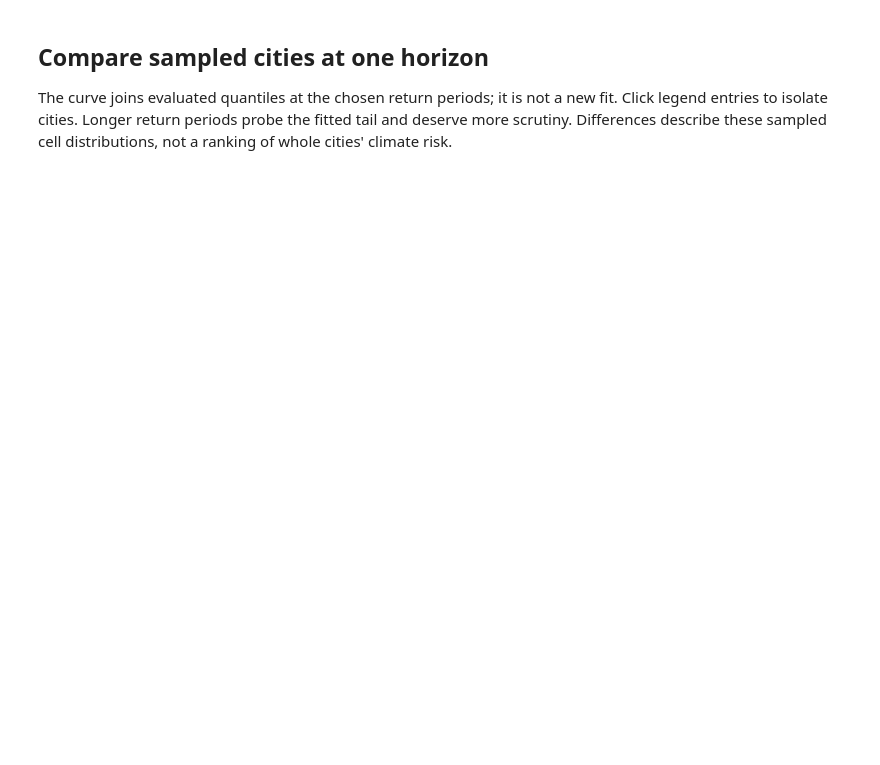
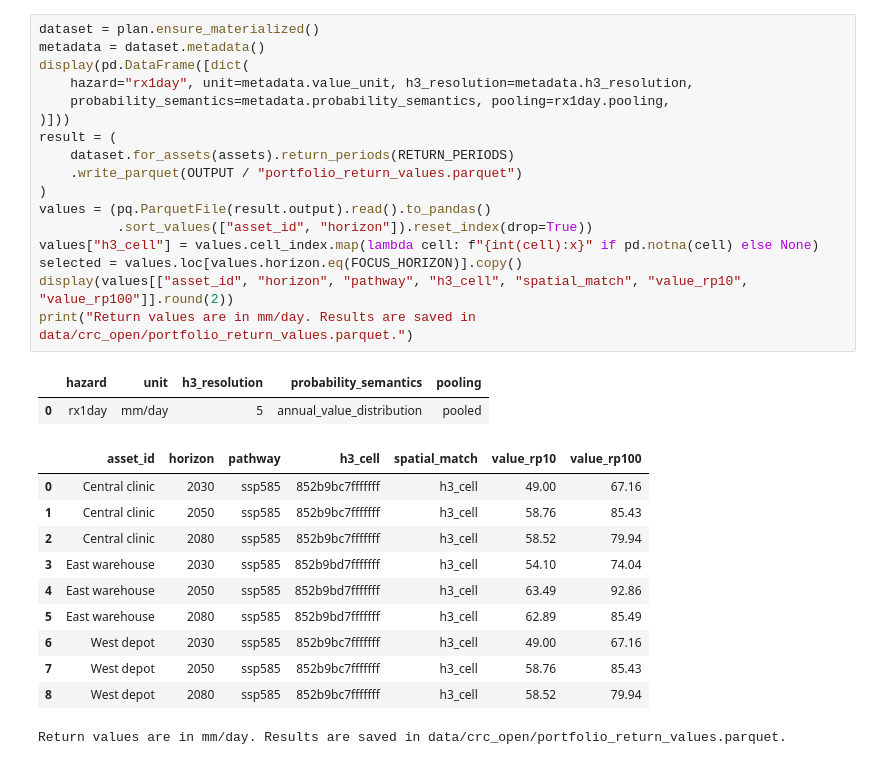
Before and after one commit to RiskThinking/crc-docs, a Jupyter notebook: notebooks/crc_open_hazards.ipynb, the cells around one changed output. Drawn from its saved outputs; the diff is of its cells as text; blank space fills up the shorter version.

```diff
--- a/notebooks/crc_open_hazards.ipynb
+++ b/notebooks/crc_open_hazards.ipynb
@@ -201,4 +192,31 @@ Canonical curves and city return values written under data/crc_open.
-# %% [markdown]
-## Compare sampled cities at one horizon
-
-The curve joins evaluated quantiles at the chosen return periods; it is not a new fit. Click legend entries to isolate cities. Longer return periods probe the fitted tail and deserve more scrutiny. Differences describe these sampled cell distributions, not a ranking of whole cities' climate risk.
+# %%
+dataset = plan.ensure_materialized()
+metadata = dataset.metadata()
+display(pd.DataFrame([dict(
+    hazard="rx1day", unit=metadata.value_unit, h3_resolution=metadata.h3_resolution,
+    probability_semantics=metadata.probability_semantics, pooling=rx1day.pooling,
+)]))
+result = (
+    dataset.for_assets(assets).return_periods(RETURN_PERIODS)
+    .write_parquet(OUTPUT / "portfolio_return_values.parquet")
+)
+values = (pq.ParquetFile(result.output).read().to_pandas()
+          .sort_values(["asset_id", "horizon"]).reset_index(drop=True))
+values["h3_cell"] = values.cell_index.map(lambda cell: f"{int(cell):x}" if pd.notna(cell) else None)
+selected = values.loc[values.horizon.eq(FOCUS_HORIZON)].copy()
+display(values[["asset_id", "horizon", "pathway", "h3_cell", "spatial_match", "value_rp10", "value_rp100"]].round(2))
+print("Return values are in mm/day. Results are saved in data/crc_open/portfolio_return_values.parquet.")
+# %% [output]
+|  | hazard | unit | h3_resolution | probability_semantics | pooling |
+| 0 | rx1day | mm/day | 5 | annual_value_distribution | pooled |
+|  | asset_id | horizon | pathway | h3_cell | spatial_match | value_rp10 | value_rp100 |
+| 0 | Central clinic | 2030 | ssp585 | 852b9bc7fffffff | h3_cell | 49.00 | 67.16 |
+| 1 | Central clinic | 2050 | ssp585 | 852b9bc7fffffff | h3_cell | 58.76 | 85.43 |
+| 2 | Central clinic | 2080 | ssp585 | 852b9bc7fffffff | h3_cell | 58.52 | 79.94 |
+| 3 | East warehouse | 2030 | ssp585 | 852b9bd7fffffff | h3_cell | 54.10 | 74.04 |
+| 4 | East warehouse | 2050 | ssp585 | 852b9bd7fffffff | h3_cell | 63.49 | 92.86 |
+| 5 | East warehouse | 2080 | ssp585 | 852b9bd7fffffff | h3_cell | 62.89 | 85.49 |
+| 6 | West depot | 2030 | ssp585 | 852b9bc7fffffff | h3_cell | 49.00 | 67.16 |
+| 7 | West depot | 2050 | ssp585 | 852b9bc7fffffff | h3_cell | 58.76 | 85.43 |
+| 8 | West depot | 2080 | ssp585 | 852b9bc7fffffff | h3_cell | 58.52 | 79.94 |
+Return values are in mm/day. Results are saved in data/crc_open/portfolio_return_values.parquet.
```
Also changed, not shown: parts of 27 cells of this notebook, 7 other files.
